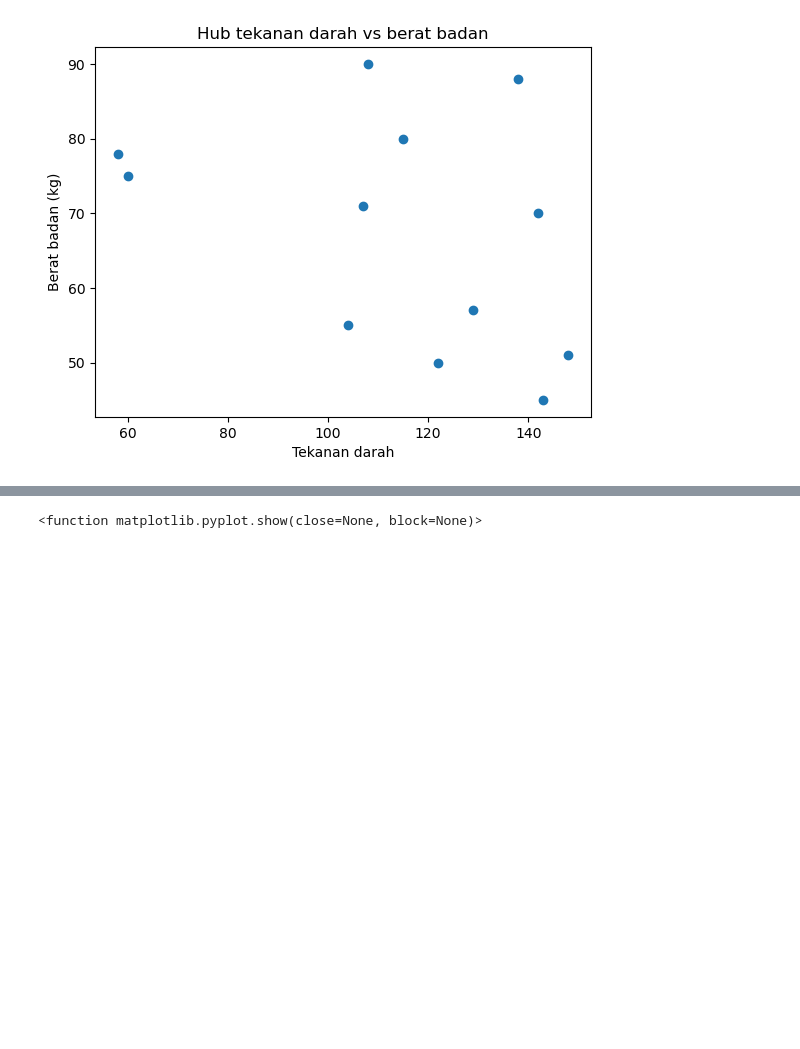
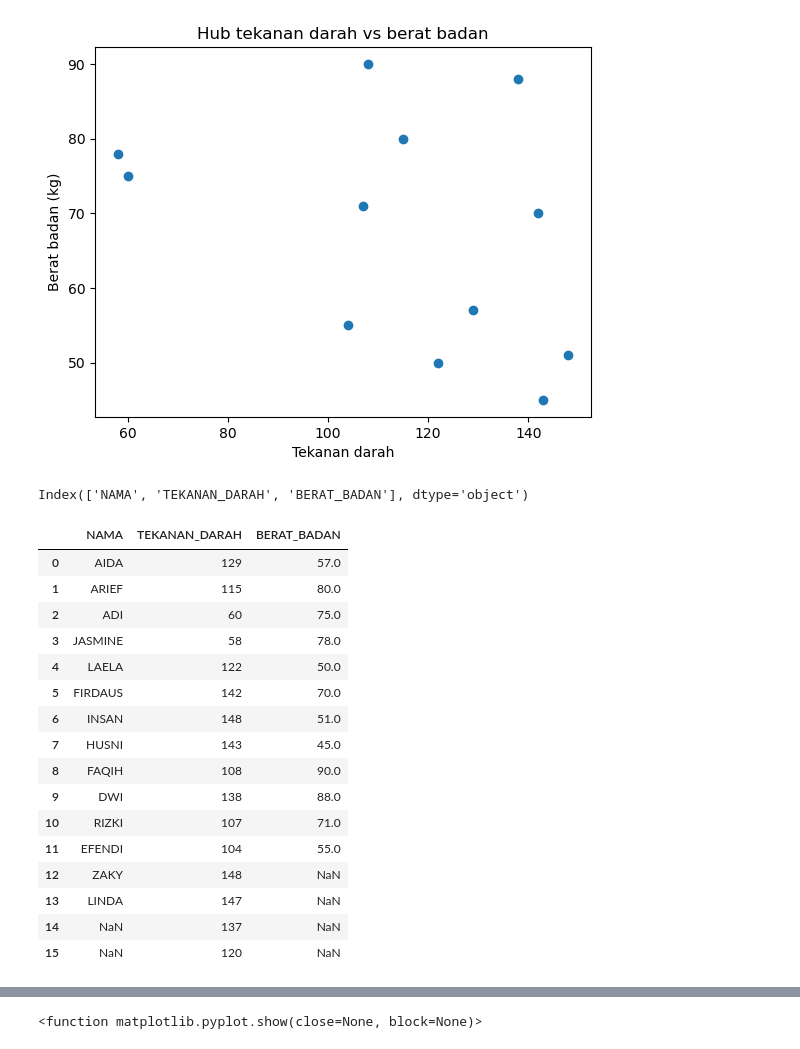
Before and after one commit to kazuhaaa7/Smester1-rossee, a Jupyter notebook: pkb/task3.ipynb, the cells around one changed output, grey strips where cells are left out. Drawn from its saved outputs; the diff is of its cells as text; code cells hidden in the pictures; blank space fills up the shorter version.

```diff
--- a/pkb/task3.ipynb
+++ b/pkb/task3.ipynb
@@ -34,10 +34,29 @@ plt.show
 <function matplotlib.pyplot.show(close=None, block=None)>
 [figure]
 # %%
-# #eksperimen daong
-# df= pd.read_csv(r"C:\Users\ADVAN\pkb\data_tekanan_darah_fix.csv")
-# print(df.columns)
-# df
+# eksperimen daong
+df= pd.read_csv(r"C:\Users\ADVAN\pkb\data_tekanan_darah_fix.csv")
+print(df.columns)
+df
+# %% [output]
+Index(['NAMA', 'TEKANAN_DARAH', 'BERAT_BADAN'], dtype='object')
+|  | NAMA | TEKANAN_DARAH | BERAT_BADAN |
+| 0 | AIDA | 129 | 57.0 |
+| 1 | ARIEF | 115 | 80.0 |
+| 2 | ADI | 60 | 75.0 |
+| 3 | JASMINE | 58 | 78.0 |
+| 4 | LAELA | 122 | 50.0 |
+| 5 | FIRDAUS | 142 | 70.0 |
+| 6 | INSAN | 148 | 51.0 |
+| 7 | HUSNI | 143 | 45.0 |
+| 8 | FAQIH | 108 | 90.0 |
+| 9 | DWI | 138 | 88.0 |
+| 10 | RIZKI | 107 | 71.0 |
+| 11 | EFENDI | 104 | 55.0 |
+| 12 | ZAKY | 148 | NaN |
+| 13 | LINDA | 147 | NaN |
+| 14 | NaN | 137 | NaN |
+| 15 | NaN | 120 | NaN |
 # %%
 df = df.dropna(subset= ['TEKANAN_DARAH', 'BERAT_BADAN'])
 # Clustering dengan K-Means
```
Also changed, not shown: parts of 1 cell of this notebook, 7 other files.
